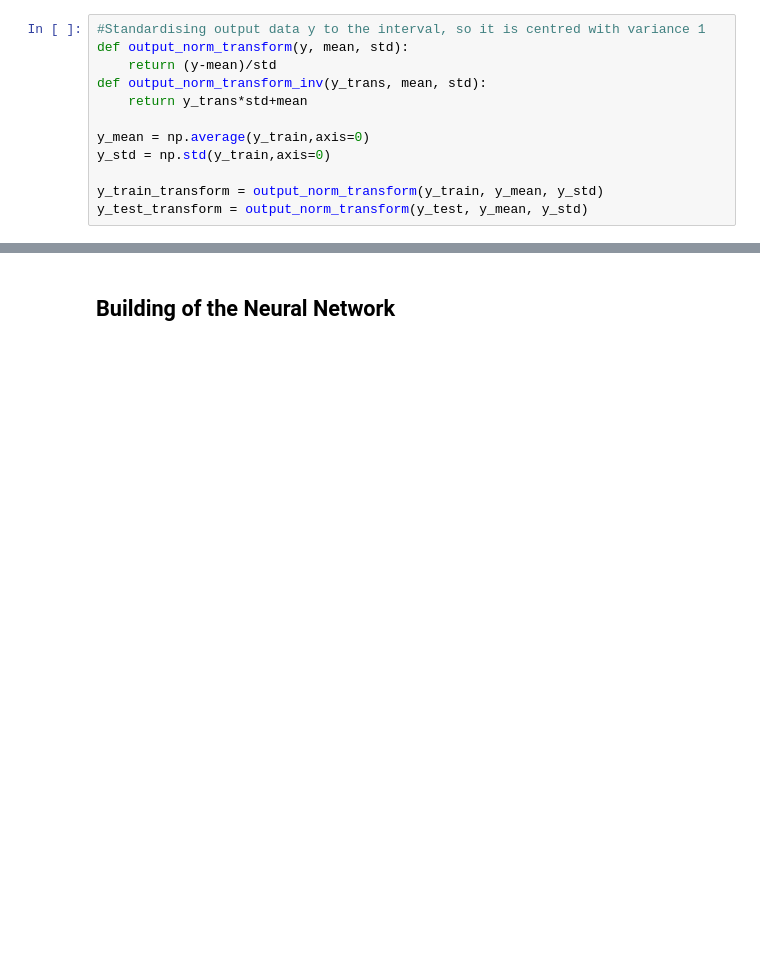
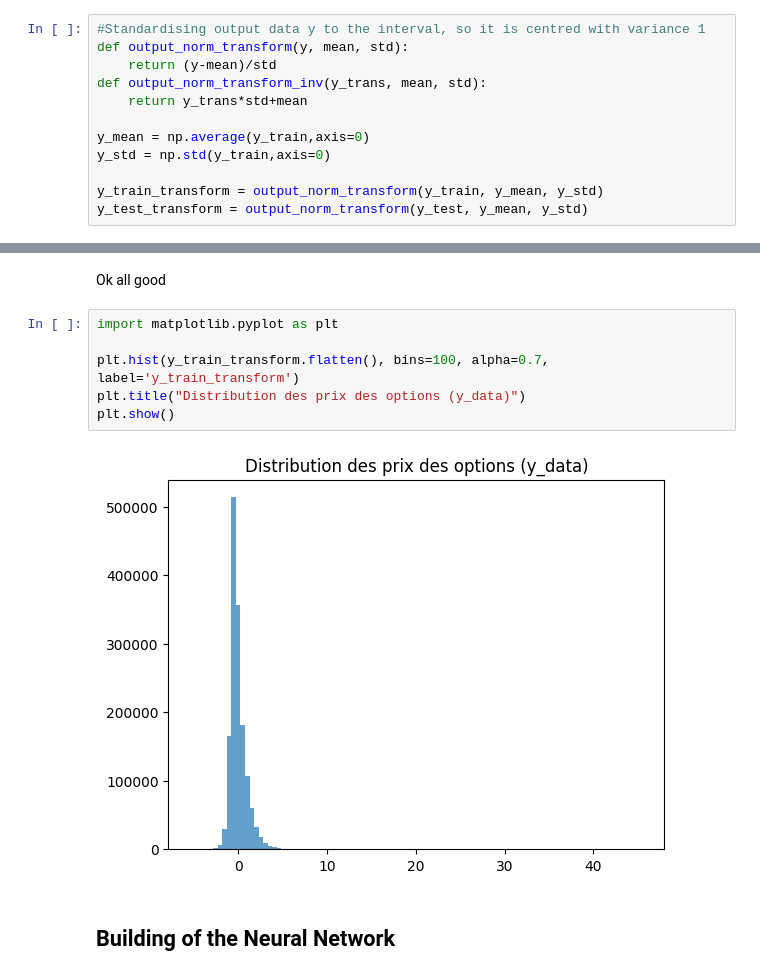
Before and after one commit to pottierc/Project_2f_bergomi, a Jupyter notebook: 01. Working_Space/NN_training.ipynb, the cells around one changed output, grey strips where cells are left out. Saved outputs shown, nothing was run; the diff lists cells and outputs as text; blank space fills up the shorter version.

```diff
--- a/01. Working_Space/NN_training.ipynb
+++ b/01. Working_Space/NN_training.ipynb
@@ -136,3 +148,13 @@ y_test_transform = output_norm_transform(y_test, y_mean, y_std)
+# %% [markdown]
+Ok all good
+# %%
+import matplotlib.pyplot as plt
+
+plt.hist(y_train_transform.flatten(), bins=100, alpha=0.7, label='y_train_transform')
+plt.title("Distribution des prix des options (y_data)")
+plt.show()
+# %% [output]
+[figure, added]
 # %% [markdown]
 ## Building of the Neural Network
 # %%
```
Also changed, not shown: parts of 10 cells of this notebook, 3 other files.
